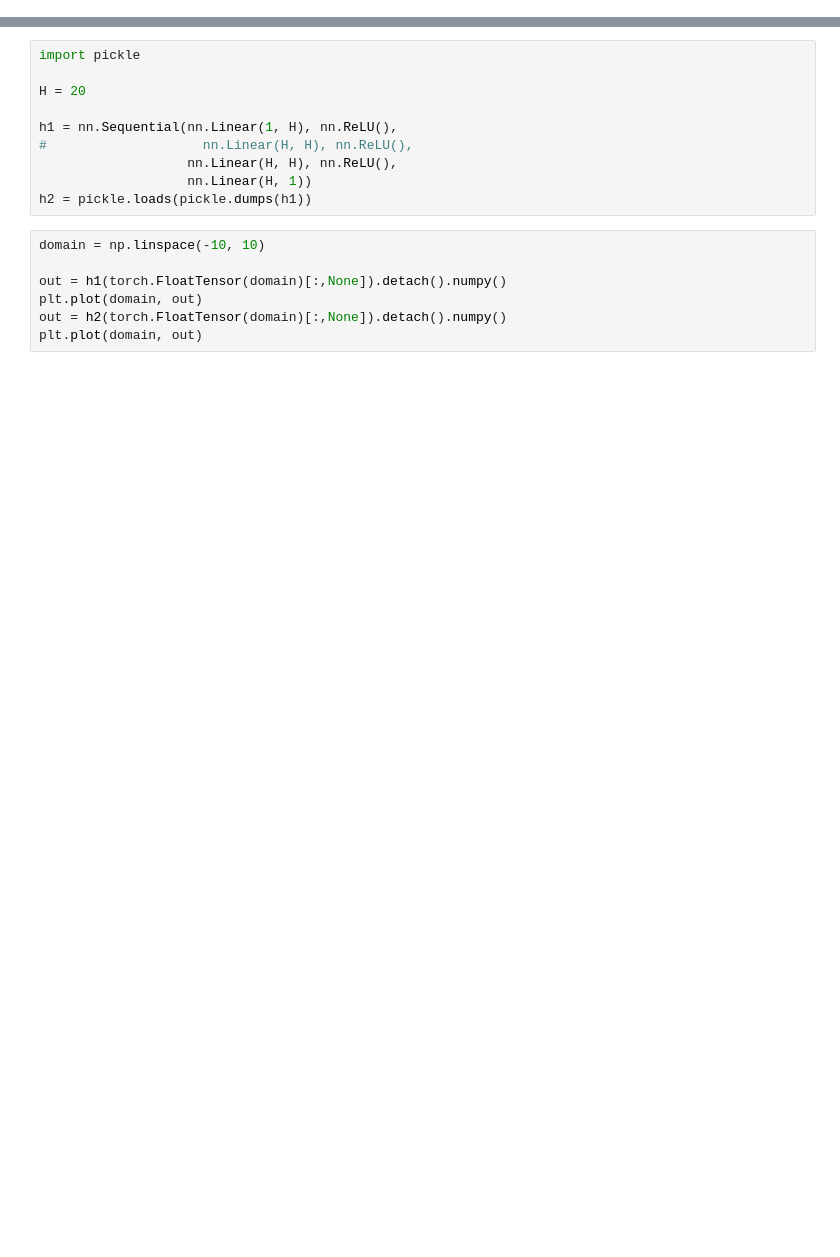
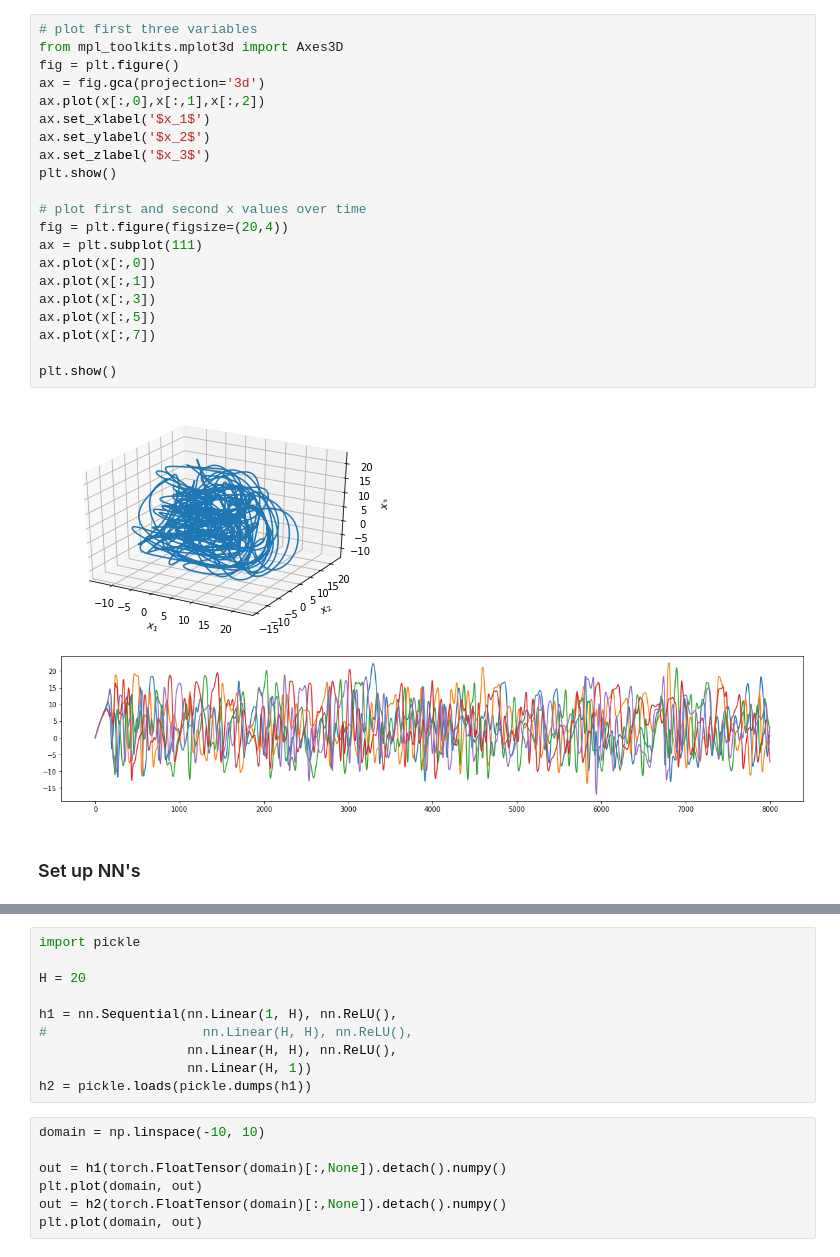
Before and after one commit to RachelFurner/DynamicPrediction, a Jupyter notebook: Testing-integrator-objectives.ipynb, the cells around one changed output, grey strips where cells are left out. Cells and saved outputs as stored; diff of their text form; blank space fills up the shorter version.

```diff
--- a/Testing-integrator-objectives.ipynb
+++ b/Testing-integrator-objectives.ipynb
@@ -16,0 +123,26 @@ import torch.nn as nn
+# %%
+# plot first three variables
+from mpl_toolkits.mplot3d import Axes3D
+fig = plt.figure()
+ax = fig.gca(projection='3d')
+ax.plot(x[:,0],x[:,1],x[:,2])
+ax.set_xlabel('$x_1$')
+ax.set_ylabel('$x_2$')
+ax.set_zlabel('$x_3$')
+plt.show()
+
+# plot first and second x values over time
+fig = plt.figure(figsize=(20,4))
+ax = plt.subplot(111)
+ax.plot(x[:,0])
+ax.plot(x[:,1])
+ax.plot(x[:,3])
+ax.plot(x[:,5])
+ax.plot(x[:,7])
+
+plt.show()
+# %% [output]
+[figure, added]
+[figure, added]
+# %% [markdown]
+### Set up NN's
```
Also changed, not shown: parts of 33 cells of this notebook.
